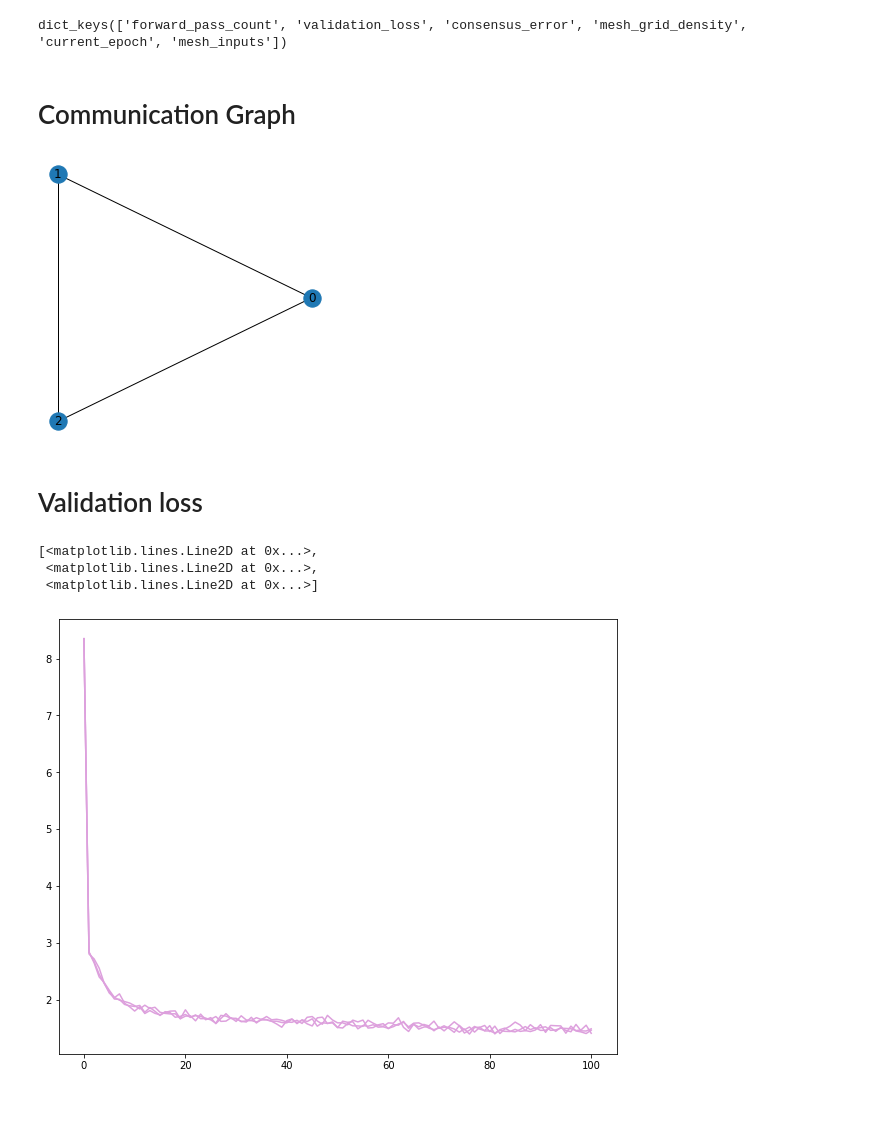
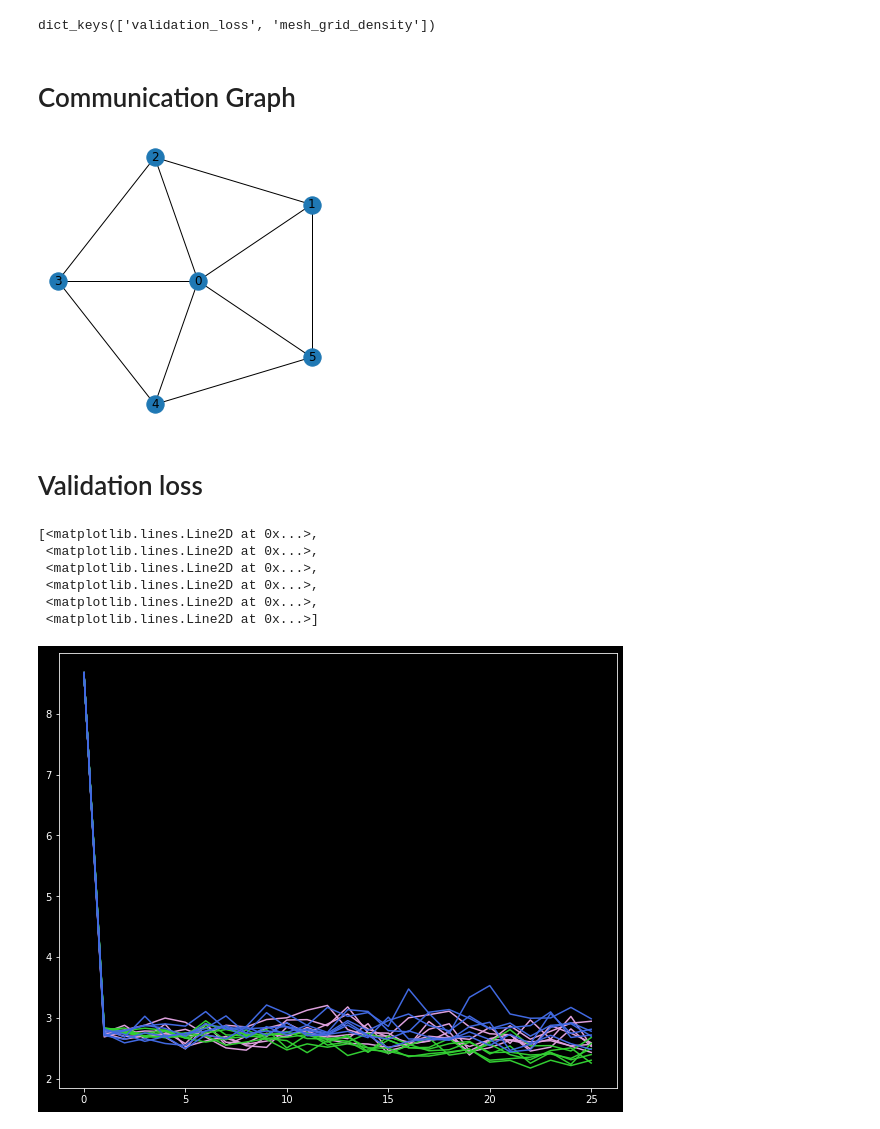
Before and after one commit to javieryu/nn_distributed_training, a Jupyter notebook: visualization/density_cadmm.ipynb, the cells around one changed output. Saved outputs shown, nothing was run; the diff lists cells and outputs as text; code cells hidden in the pictures.

Commit message:
visualizations plus new experiment

```diff
--- a/visualization/density_cadmm.ipynb
+++ b/visualization/density_cadmm.ipynb
@@ -1,21 +1,21 @@
 # %%
-%matplotlib inline
 import matplotlib.pyplot as plt
 import matplotlib.animation as animation
-plt.rcParams["animation.html"] = "html5"
-from IPython.display import HTML
+plt.style.use("dark_background")
 # %%
 import torch
 import numpy as np
 import networkx as nx
 import os
-# %%
-results_dir = "../results/2021-08-01_09-45_dist_dense_tuning1"
-
-results1 = torch.load(os.path.join(results_dir, "vanilla_cadmm_results.pt"), map_location=torch.device("cpu"))
-results1.keys()
-# %% [output]
-dict_keys(['forward_pass_count', 'validation_loss', 'consensus_error', 'mesh_grid_density', 'current_epoch', 'mesh_inputs'])
+# %%
+results_dir = "../results/2021-08-02_08-22_dist_dense_tuning1"
+
+results1 = torch.load(os.path.join(results_dir, "primal_iterations_3_results.pt"), map_location=torch.device("cpu"))
+results2 = torch.load(os.path.join(results_dir, "primal_iterations_5_results.pt"), map_location=torch.device("cpu"))
+results3 = torch.load(os.path.join(results_dir, "primal_iterations_10_results.pt"), map_location=torch.device("cpu"))
+results_solo = torch.load(os.path.join(results_dir, "solo_results.pt"), map_location=torch.device("cpu"))
+# %% [output]
+dict_keys(['validation_loss', 'mesh_grid_density'])
 # %% [markdown]
 # Communication Graph
 # %%
@@ -24,17 +24,24 @@ G = nx.read_gpickle(os.path.join(results_dir, "graph.gpickle"))
 (fig, ax) = plt.subplots(figsize=(5, 5))
 nx.draw_kamada_kawai(G, with_labels=True)
 # %% [output]
-[figure, old version]
+[figure, new version]
 # %% [markdown]
 # Validation loss
 # %%
 vl1 = torch.stack(results1["validation_loss"])
+vl2 = torch.stack(results2["validation_loss"])
+vl3 = torch.stack(results3["validation_loss"])
 
 (fig, ax) = plt.subplots(figsize=(10, 8))
 
 ax.plot(vl1, color="plum")
+ax.plot(vl2, color="limegreen")
+ax.plot(vl3, color="royalblue")
 # %% [output]
 [<matplotlib.lines.Line2D at 0x...>,
  <matplotlib.lines.Line2D at 0x...>,
+ <matplotlib.lines.Line2D at 0x...>,
+ <matplotlib.lines.Line2D at 0x...>,
+ <matplotlib.lines.Line2D at 0x...>,
  <matplotlib.lines.Line2D at 0x...>]
-[figure, old version]
+[figure, new version]
```
Also changed, not shown: parts of 4 cells of this notebook, 3 other files.
